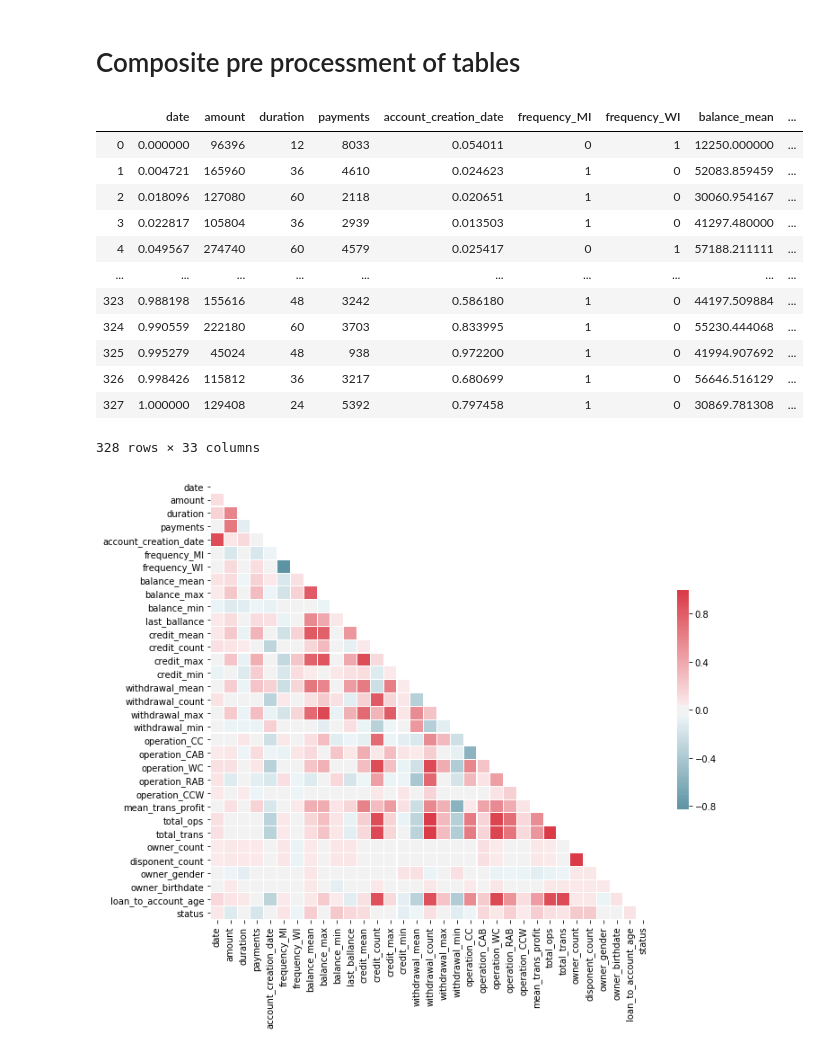
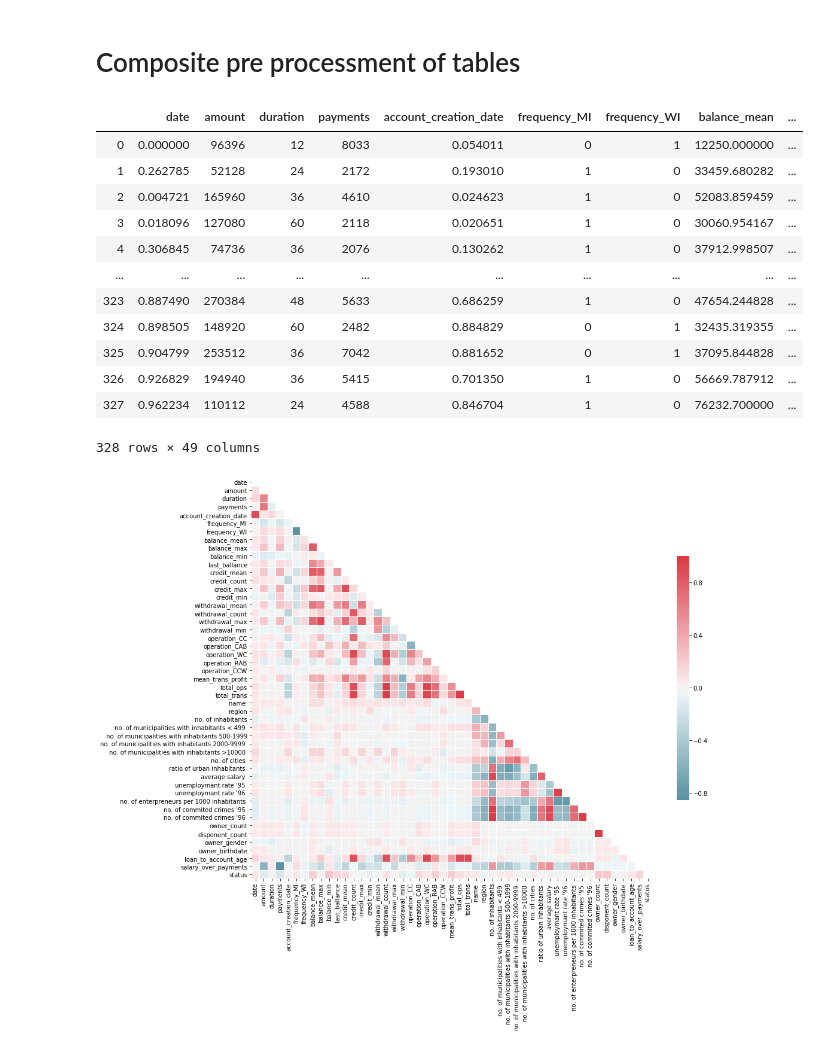
Before and after one commit to EdgarACarneiro/feup-ecac, a Jupyter notebook: project-competition/pre_processing.ipynb, the cells around one changed output. Cells and saved outputs as stored; diff of their text form; code cells hidden in the pictures.

Commit message:
Added demographic table and submitted: got 0.81 score

```diff
--- a/project-competition/pre_processing.ipynb
+++ b/project-competition/pre_processing.ipynb
@@ -47,13 +47,12 @@ def convert_date(df, column, date_format='%y%m%d'):
 
     return copy_df
 # %%
-def encode_column(df, column, options_list):
-    '''Encode the given column of the given dataframe.
-    All column values should be present in the options_list.'''
+def encode_column(df, column):
+    '''Encode the given column of the given dataframe.'''
     copy_df = df.copy()
 
     le = preprocessing.LabelEncoder()
-    le.fit(options_list)
+    le.fit(df[column].unique())
     copy_df[column] = le.transform(copy_df[column])
 
     return copy_df
@@ -67,7 +66,7 @@ def normalize_columns(df, columns):
         df[col] = (df[col] - col_min)/\
                     (col_max - col_min)
 # %%
-def get_df_correlation(df):
+def get_df_correlation(df, size=(11, 9)):
     '''Get the correlation between the dataframe features'''
     # Compute the correlation matrix
     corr = df.corr()
@@ -77,7 +76,7 @@ def get_df_correlation(df):
     mask[np.triu_indices_from(mask)] = True
 
     # Set up the matplotlib figure
-    plt.subplots(figsize=(11, 9))
+    plt.subplots(figsize=size)
 
     # Generate a custom diverging colormap
     cmap = sns.diverging_palette(220, 10, as_cmap=True)
@@ -596,13 +591,16 @@ def compose_dataset(loan_df, account_df, disp_df, card_df, client_df, trans_df,
 
 
     # Joining the different tables
-    df_loan_account_trans = processed_loan.merge(processed_account.rename(columns={'date': 'account_creation_date'}),
-                                                 on='account_id', how='left')\
-                                          .merge(processed_trans.rename(columns={'date': 'trans_date'}),
-                                                 on='account_id', how='left')
+    main_df = processed_loan.merge(processed_account.rename(columns={'date': 'account_creation_date'}),
+                                   on='account_id', how='left')\
+                            .merge(processed_trans.rename(columns={'date': 'trans_date'}),
+                                   on='account_id', how='left')\
+                            .merge(processed_demogra,
+                                  on='district_id')
+
     if debug:
-        print(' > Joint table of loans, account & transaction:')
-        display(df_loan_account_trans)
+        print(' > Joint table of loans, account, transaction:')
+        display(main_df)
 
     ################################################
 
@@ -619,7 +617,7 @@ def compose_dataset(loan_df, account_df, disp_df, card_df, client_df, trans_df,
     df_dips_client = df_dips_client_card.drop(['issued', 'type_C', 'type_G', 'type_J'], axis=1)
 
     # Now we aggreggate the remaining data
-    # TODO: not yet assure how to handle agg on birthdate and Gender
+    # TODO: not yet assure how to handle agg on birthdate and Gender -> using account and district id to get owner
     df_dips_client = df_dips_client.sort_values(by=['account_id', 'type_O'], ascending=[True, False])\
                                    .groupby(['account_id'])\
                                    .agg({
@@ -638,57 +636,58 @@ def compose_dataset(loan_df, account_df, disp_df, card_df, client_df, trans_df,
     ################################################
 
     # Joining the previously built two major tables
-    df = df_loan_account_trans.merge(df_dips_client)
+    df = main_df.merge(df_dips_client)
 
     # Creating new columns using previous ones
     df['loan_to_account_age'] = (df['date'] - df['account_creation_date']).dt.days
     df["date"] = pd.to_numeric(df["date"])
     df["account_creation_date"] = pd.to_numeric(df["account_creation_date"])
     df["owner_birthdate"] = pd.to_numeric(df["owner_birthdate"])
+    df['salary_over_payments'] = df['average salary '] - df['payments']
 
     # Dropping useless columns & normalizing others
     df = df.drop(['district_id', 'account_id'], axis=1)
     normalize_columns(df, ['date', 'account_creation_date', 'owner_birthdate'])
 
     if debug:
         print(' > Obtained dataframe after joining the previous tables and doing some feature engineering over them')
         display(df)
         print(' > And the corresponding correlation matrix:')
         get_df_correlation(df)
 
     # Writing loan_id for later association on predictions
     utils.write_df_to_csv(df[['loan_id', 'date', 'amount']],
                           'dataset', 'ids.csv')
     df = df.drop(['loan_id'], axis=1)
 
     df =  df[[col for col in df if col not in ['status']] + ['status']]
 
     if debug:
         print(' >>> Final table that will serve as input to the model:')
         display(df)
         print(' > And the respective correlations')
         get_df_correlation(df)
 
     return df
 
 dataset = compose_dataset(loan_df, account_df, disp_df, card_df, client_df, trans_df, demogra_df, debug=False)
 display(dataset)
-get_df_correlation(dataset)
+get_df_correlation(dataset, (15, 15))
 # %% [output]
 |  | date | amount | duration | payments | account_creation_date | frequency_MI | frequency_WI | balance_mean | ... |
 | 0 | 0.000000 | 96396 | 12 | 8033 | 0.054011 | 0 | 1 | 12250.000000 | ... |
-| 1 | 0.004721 | 165960 | 36 | 4610 | 0.024623 | 1 | 0 | 52083.859459 | ... |
-| 2 | 0.018096 | 127080 | 60 | 2118 | 0.020651 | 1 | 0 | 30060.954167 | ... |
-| 3 | 0.022817 | 105804 | 36 | 2939 | 0.013503 | 1 | 0 | 41297.480000 | ... |
-| 4 | 0.049567 | 274740 | 60 | 4579 | 0.025417 | 0 | 1 | 57188.211111 | ... |
+| 1 | 0.262785 | 52128 | 24 | 2172 | 0.193010 | 1 | 0 | 33459.680282 | ... |
+| 2 | 0.004721 | 165960 | 36 | 4610 | 0.024623 | 1 | 0 | 52083.859459 | ... |
+| 3 | 0.018096 | 127080 | 60 | 2118 | 0.020651 | 1 | 0 | 30060.954167 | ... |
+| 4 | 0.306845 | 74736 | 36 | 2076 | 0.130262 | 1 | 0 | 37912.998507 | ... |
 | ... | ... | ... | ... | ... | ... | ... | ... | ... | ... |
-| 323 | 0.988198 | 155616 | 48 | 3242 | 0.586180 | 1 | 0 | 44197.509884 | ... |
-| 324 | 0.990559 | 222180 | 60 | 3703 | 0.833995 | 1 | 0 | 55230.444068 | ... |
-| 325 | 0.995279 | 45024 | 48 | 938 | 0.972200 | 1 | 0 | 41994.907692 | ... |
-| 326 | 0.998426 | 115812 | 36 | 3217 | 0.680699 | 1 | 0 | 56646.516129 | ... |
-| 327 | 1.000000 | 129408 | 24 | 5392 | 0.797458 | 1 | 0 | 30869.781308 | ... |
+| 323 | 0.887490 | 270384 | 48 | 5633 | 0.686259 | 1 | 0 | 47654.244828 | ... |
+| 324 | 0.898505 | 148920 | 60 | 2482 | 0.884829 | 0 | 1 | 32435.319355 | ... |
+| 325 | 0.904799 | 253512 | 36 | 7042 | 0.881652 | 0 | 1 | 37095.844828 | ... |
+| 326 | 0.926829 | 194940 | 36 | 5415 | 0.701350 | 1 | 0 | 56669.787912 | ... |
+| 327 | 0.962234 | 110112 | 24 | 4588 | 0.846704 | 1 | 0 | 76232.700000 | ... |
-328 rows × 33 columns
+328 rows × 49 columns
-[figure, old version]
+[figure, new version]
 # %%
 # Outputting the resultant table to a final csv
 utils.write_df_to_csv(dataset, 'dataset', 'preprocessed_data.csv')
```
Also changed, not shown: parts of 3 cells of this notebook, 3 other files.
